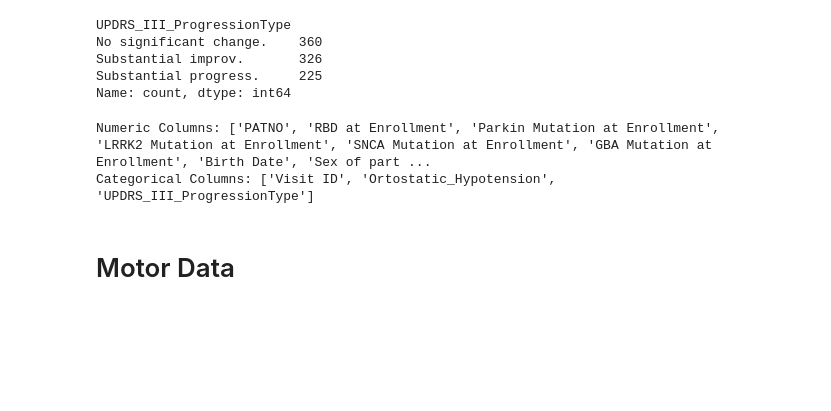
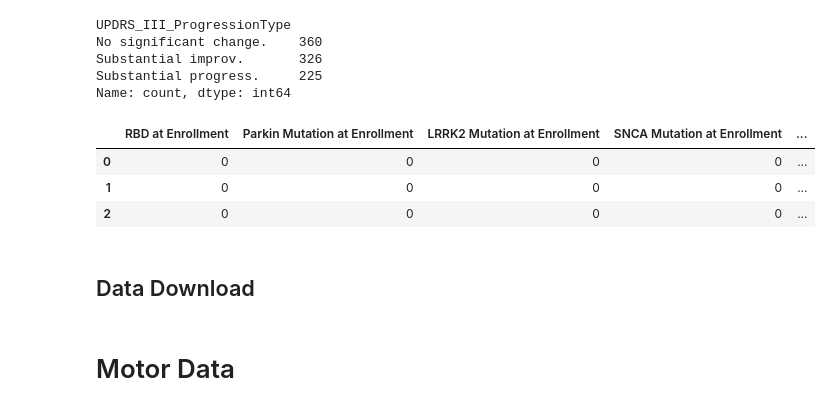
Before and after one commit to fserracrespi/PD_Project_UofL, a Jupyter notebook: PD_DATA/MODELS DEVELOPMENT/MODEL_DEVELOPMENT/data_split.ipynb, the cells around one changed output. Drawn from its saved outputs; the diff is of its cells as text; code cells hidden in the pictures; blank space fills up the shorter version.

```diff
--- a/PD_DATA/MODELS DEVELOPMENT/MODEL_DEVELOPMENT/data_split.ipynb
+++ b/PD_DATA/MODELS DEVELOPMENT/MODEL_DEVELOPMENT/data_split.ipynb
@@ -112,17 +112,19 @@ Substantial improv.       326
 Substantial progress.     225
 Name: count, dtype: int64
 # %%
-numeric_cols = subject_data.select_dtypes(include=['int64', 'float64']).columns.tolist()
-categorical_cols = subject_data.select_dtypes(include=['object','bool']).columns.tolist()
-
 #'Ortostatic_Hypotension'
 subject_data['Ortostatic_Hypotension'] = subject_data['Ortostatic_Hypotension'].map({True: 1, False: 0})
 # 'UPDRS_III_ProgressionType'
 subject_data['UPDRS_III_ProgressionType'] = subject_data['UPDRS_III_ProgressionType'].map({'Substantial improv.': -1, 'No significant change.': 0,'Substantial progress.': 1})
+
+subject_data['subject_visit'] = subject_data['PATNO'].astype(str) + '_' + subject_data['Visit ID'].astype(str)
+subject_data.drop(columns=['PATNO','Visit ID'], inplace=True)
+
 subject_data.head(3)
-
-print("Numeric Columns:", numeric_cols)
-print("Categorical Columns:", categorical_cols)
 # %% [output]
-Numeric Columns: ['PATNO', 'RBD at Enrollment', 'Parkin Mutation at Enrollment', 'LRRK2 Mutation at Enrollment', 'SNCA Mutation at Enrollment', 'GBA Mutation at Enrollment', 'Birth Date', 'Sex of part ...
-Categorical Columns: ['Visit ID', 'Ortostatic_Hypotension', 'UPDRS_III_ProgressionType']
+|  | RBD at Enrollment | Parkin Mutation at Enrollment | LRRK2 Mutation at Enrollment | SNCA Mutation at Enrollment | ... |
+| 0 | 0 | 0 | 0 | 0 | ... |
+| 1 | 0 | 0 | 0 | 0 | ... |
+| 2 | 0 | 0 | 0 | 0 | ... |
+# %% [markdown]
+## Data Download
```
Also changed, not shown: parts of 21 cells of this notebook, 14 other files.
